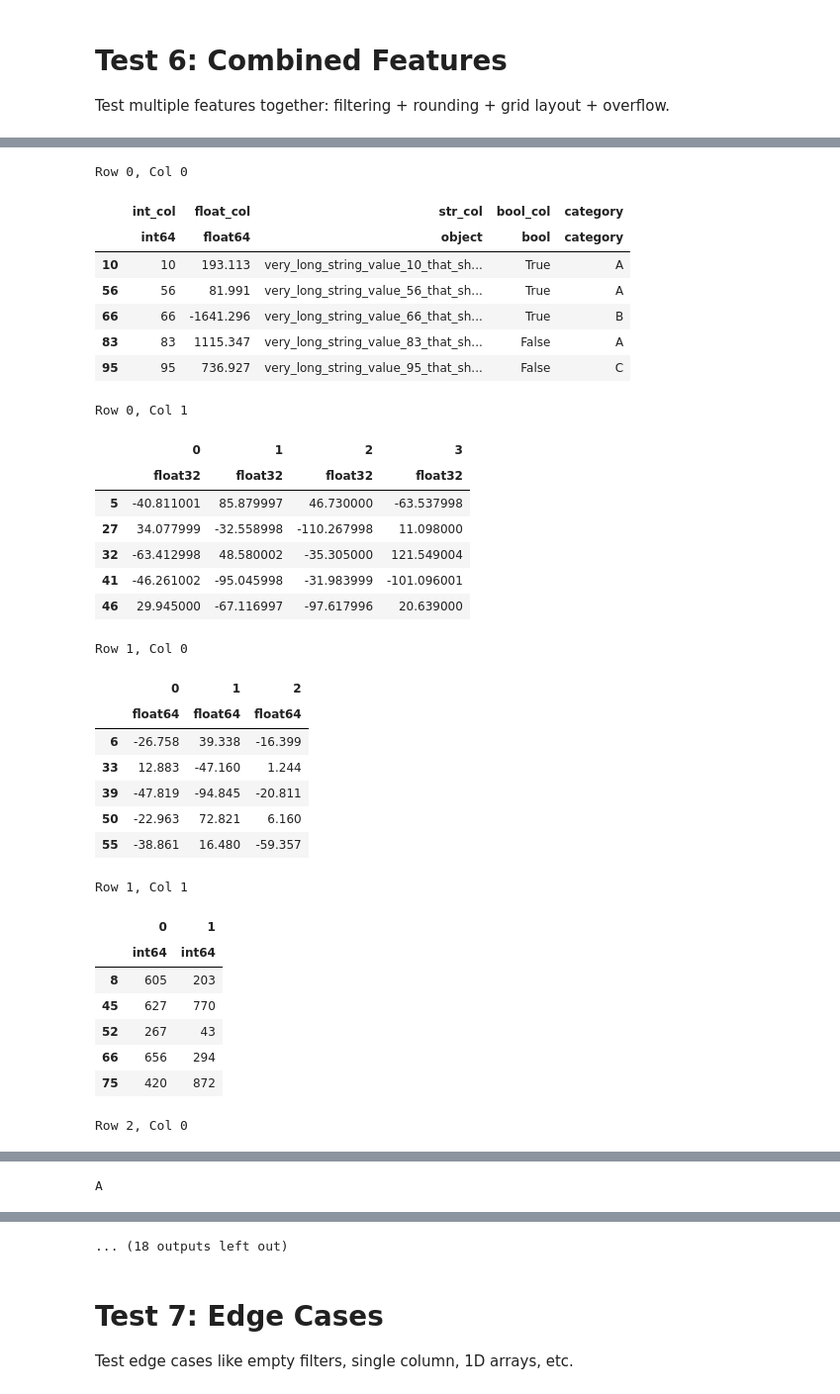
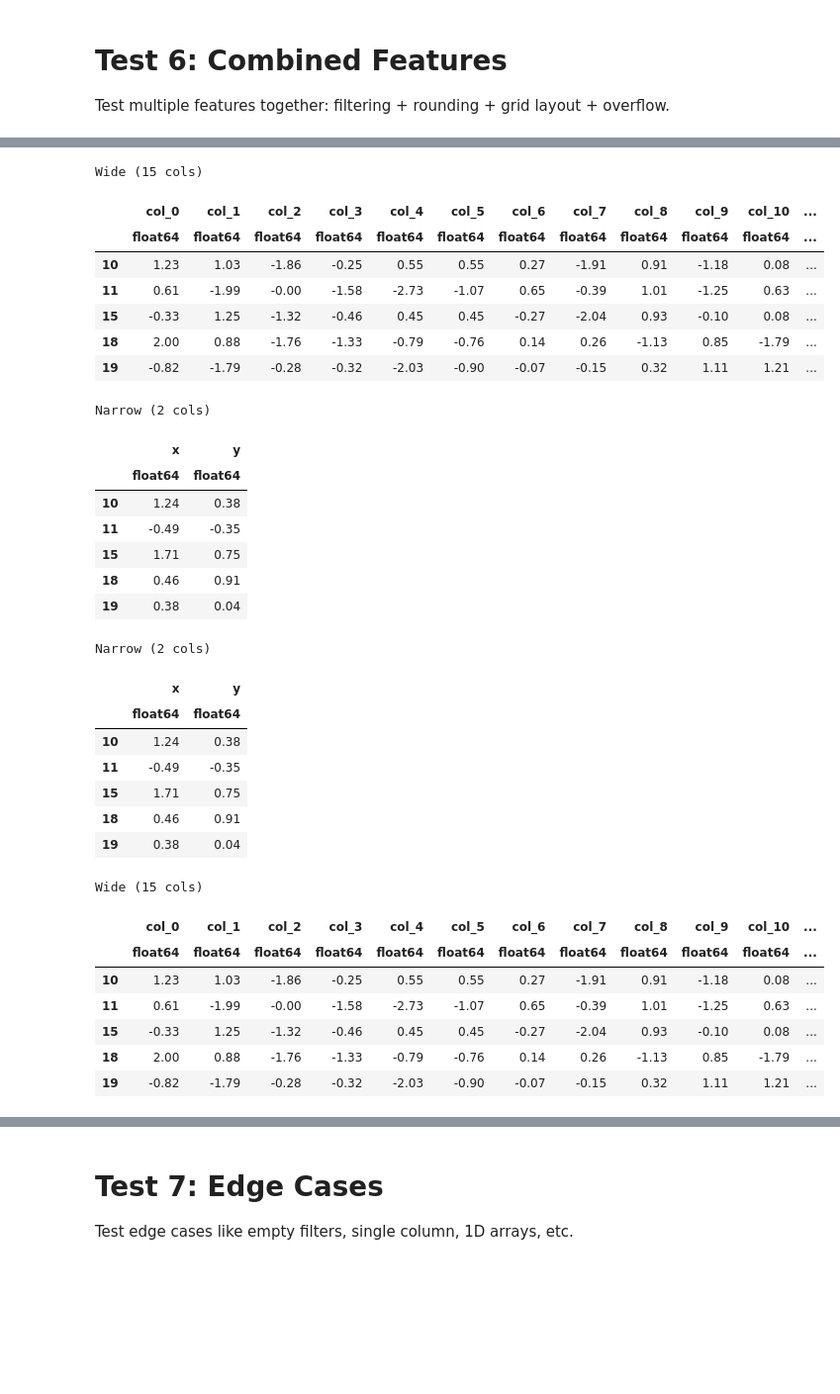
Before and after one commit to akseldkw07/kretsinger, a Jupyter notebook: kret_sandbox/dtt_test.ipynb, the cells around one changed output, grey strips where cells are left out. Shown at 99% size. Saved outputs shown, nothing was run; the diff lists cells and outputs as text; code cells hidden in the pictures; blank space fills up the shorter version.

Commit message:
dtt-num-cols Modified: - backup_log.txt - VIS.py - dtt_debug.ipynb - dtt_test.ipynb

```diff
--- a/kret_sandbox/dtt_test.ipynb
+++ b/kret_sandbox/dtt_test.ipynb
@@ -420,59 +521,47 @@ Test multiple features together: filtering + rounding + grid layout + overflow.
 # %%
-# Test grid layout: 2 columns per row
-dtt(
-    [df_mixed, tensor_2d, np_2d, np_int, np_1d],
-    n=5,
-    num_cols=2,
-    titles=["Row 0, Col 0", "Row 0, Col 1", "Row 1, Col 0", "Row 1, Col 1", "Row 2, Col 0"],
-)
-
-# Test grid layout: 3 columns per row
-dtt([df_mixed, tensor_2d, np_2d, np_int, np_1d, df_mixed], n=5, num_cols=3, titles=["A", "B", "C", "D", "E", "F"])
-
 # Test that widths are independent between rows
 # Create a very wide dataframe for first position
 df_wide = pd.DataFrame({f"col_{i}": np.random.randn(20) for i in range(15)})
 
 df_narrow = pd.DataFrame({"x": np.random.randn(20), "y": np.random.randn(20)})
 
 dtt(
     [df_wide, df_narrow, df_narrow, df_wide],
     n=5,
     num_cols=2,
-    df_to_html_kwargs={"float_format": "{:.2f}".format},
+    float_format="{:.2f}".format,
     titles=["Wide (15 cols)", "Narrow (2 cols)", "Narrow (2 cols)", "Wide (15 cols)"],
 )
 # %% [output]
-Row 0, Col 0
+Wide (15 cols)
-|  | int_col | float_col | str_col | bool_col | category |
-|  | int64 | float64 | object | bool | category |
-| 10 | 10 | 193.113 | very_long_string_value_10_that_sh... | True | A |
-| 56 | 56 | 81.991 | very_long_string_value_56_that_sh... | True | A |
-| 66 | 66 | -1641.296 | very_long_string_value_66_that_sh... | True | B |
-| 83 | 83 | 1115.347 | very_long_string_value_83_that_sh... | False | A |
-| 95 | 95 | 736.927 | very_long_string_value_95_that_sh... | False | C |
+|  | col_0 | col_1 | col_2 | col_3 | col_4 | col_5 | col_6 | col_7 | col_8 | col_9 | col_10 | ... |
+|  | float64 | float64 | float64 | float64 | float64 | float64 | float64 | float64 | float64 | float64 | float64 | ... |
+| 10 | 1.23 | 1.03 | -1.86 | -0.25 | 0.55 | 0.55 | 0.27 | -1.91 | 0.91 | -1.18 | 0.08 | ... |
+| 11 | 0.61 | -1.99 | -0.00 | -1.58 | -2.73 | -1.07 | 0.65 | -0.39 | 1.01 | -1.25 | 0.63 | ... |
+| 15 | -0.33 | 1.25 | -1.32 | -0.46 | 0.45 | 0.45 | -0.27 | -2.04 | 0.93 | -0.10 | 0.08 | ... |
+| 18 | 2.00 | 0.88 | -1.76 | -1.33 | -0.79 | -0.76 | 0.14 | 0.26 | -1.13 | 0.85 | -1.79 | ... |
+| 19 | -0.82 | -1.79 | -0.28 | -0.32 | -2.03 | -0.90 | -0.07 | -0.15 | 0.32 | 1.11 | 1.21 | ... |
-Row 0, Col 1
+Narrow (2 cols)
-|  | 0 | 1 | 2 | 3 |
-|  | float32 | float32 | float32 | float32 |
-| 5 | -40.811001 | 85.879997 | 46.730000 | -63.537998 |
-| 27 | 34.077999 | -32.558998 | -110.267998 | 11.098000 |
-| 32 | -63.412998 | 48.580002 | -35.305000 | 121.549004 |
-| 41 | -46.261002 | -95.045998 | -31.983999 | -101.096001 |
-| 46 | 29.945000 | -67.116997 | -97.617996 | 20.639000 |
+|  | x | y |
+|  | float64 | float64 |
+| 10 | 1.24 | 0.38 |
+| 11 | -0.49 | -0.35 |
+| 15 | 1.71 | 0.75 |
+| 18 | 0.46 | 0.91 |
+| 19 | 0.38 | 0.04 |
-Row 1, Col 0
+Narrow (2 cols)
-|  | 0 | 1 | 2 |
-|  | float64 | float64 | float64 |
-| 6 | -26.758 | 39.338 | -16.399 |
-| 33 | 12.883 | -47.160 | 1.244 |
-| 39 | -47.819 | -94.845 | -20.811 |
-| 50 | -22.963 | 72.821 | 6.160 |
-| 55 | -38.861 | 16.480 | -59.357 |
+|  | x | y |
+|  | float64 | float64 |
+| 10 | 1.24 | 0.38 |
+| 11 | -0.49 | -0.35 |
+| 15 | 1.71 | 0.75 |
+| 18 | 0.46 | 0.91 |
+| 19 | 0.38 | 0.04 |
-Row 1, Col 1
+Wide (15 cols)
-|  | 0 | 1 |
-|  | int64 | int64 |
-| 8 | 605 | 203 |
-| 45 | 627 | 770 |
-| 52 | 267 | 43 |
-| 66 | 656 | 294 |
-| 75 | 420 | 872 |
+|  | col_0 | col_1 | col_2 | col_3 | col_4 | col_5 | col_6 | col_7 | col_8 | col_9 | col_10 | ... |
+|  | float64 | float64 | float64 | float64 | float64 | float64 | float64 | float64 | float64 | float64 | float64 | ... |
+| 10 | 1.23 | 1.03 | -1.86 | -0.25 | 0.55 | 0.55 | 0.27 | -1.91 | 0.91 | -1.18 | 0.08 | ... |
+| 11 | 0.61 | -1.99 | -0.00 | -1.58 | -2.73 | -1.07 | 0.65 | -0.39 | 1.01 | -1.25 | 0.63 | ... |
+| 15 | -0.33 | 1.25 | -1.32 | -0.46 | 0.45 | 0.45 | -0.27 | -2.04 | 0.93 | -0.10 | 0.08 | ... |
+| 18 | 2.00 | 0.88 | -1.76 | -1.33 | -0.79 | -0.76 | 0.14 | 0.26 | -1.13 | 0.85 | -1.79 | ... |
+| 19 | -0.82 | -1.79 | -0.28 | -0.32 | -2.03 | -0.90 | -0.07 | -0.15 | 0.32 | 1.11 | 1.21 | ... |
-Row 2, Col 0
@@ -486 +567,0 @@ Row 2, Col 0
-A
@@ -494,4 +568,3 @@ A
-... (18 outputs left out)
 # %% [markdown]
 # Test 7: Edge Cases
 Test edge cases like empty filters, single column, 1D arrays, etc.
```
Also changed, not shown: parts of 9 cells of this notebook, 3 other files.
